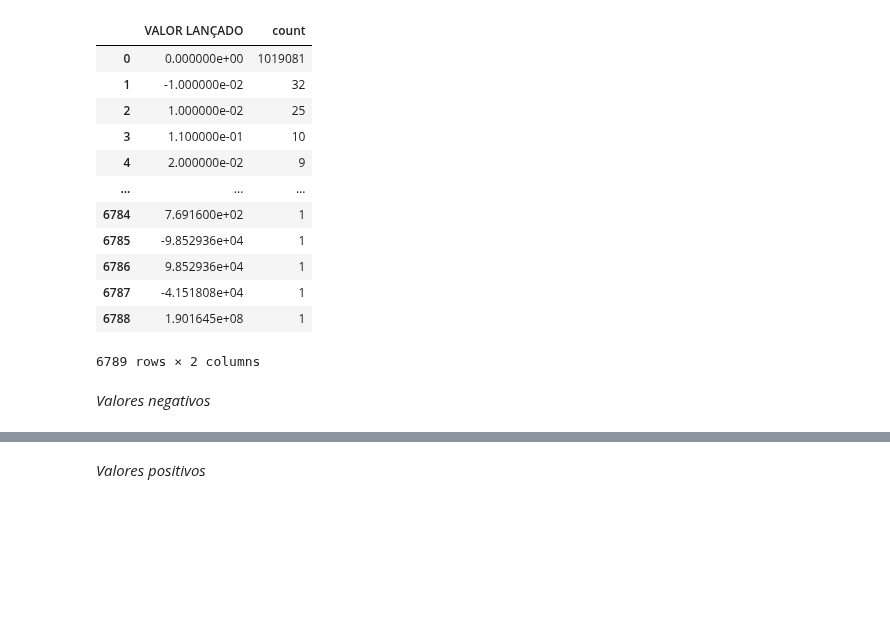
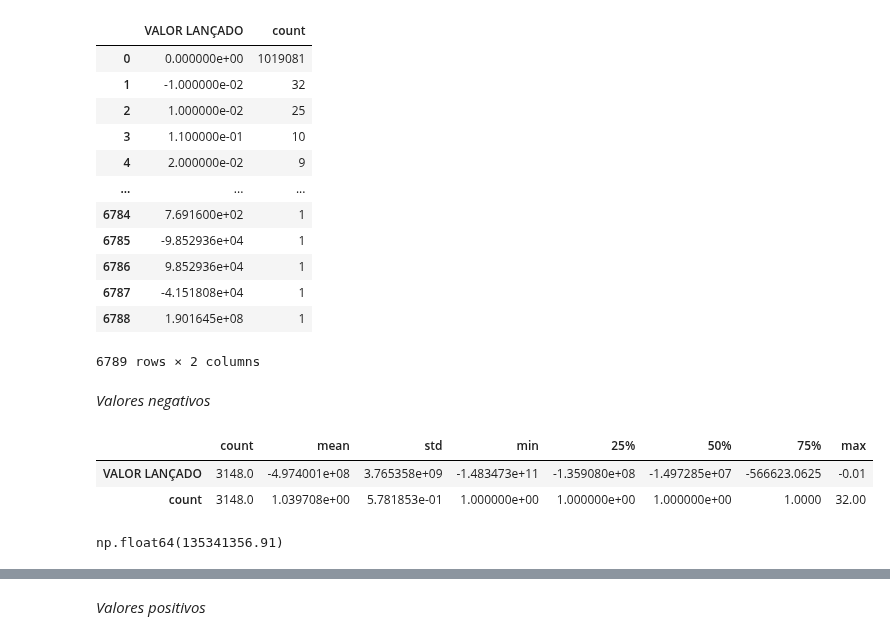
Before and after one commit to Gabijc/Proyecto2-Insights-Brasil, a Jupyter notebook: Analisis_descriptivo.ipynb, the cells around one changed output, grey strips where cells are left out. Cells and saved outputs as stored; diff of their text form; code cells hidden in the pictures; blank space fills up the shorter version.

```diff
--- a/Analisis_descriptivo.ipynb
+++ b/Analisis_descriptivo.ipynb
@@ -169,6 +197,18 @@ registros_negativos = valor_registrado[valor_registrado["VALOR LANÇADO"] < 0]
 registros_positivos = valor_registrado[valor_registrado["VALOR LANÇADO"] > 0]
 # %% [markdown]
 *Valores negativos*
+# %%
+estad_reg_negativos = registros_negativos.describe().T
+estad_reg_negativos
+# %% [output]
+|  | count | mean | std | min | 25% | 50% | 75% | max |
+| VALOR LANÇADO | 3148.0 | -4.974001e+08 | 3.765358e+09 | -1.483473e+11 | -1.359080e+08 | -1.497285e+07 | -566623.0625 | -0.01 |
+| count | 3148.0 | 1.039708e+00 | 5.781853e-01 | 1.000000e+00 | 1.000000e+00 | 1.000000e+00 | 1.0000 | 32.00 |
+# %%
+RIQ_reg_negativos = estad_reg_negativos.iloc[0, 6] - estad_reg_negativos.iloc[0, 4]
+RIQ_reg_negativos
+# %% [output]
+np.float64(135341356.91)
 # %%
 fs.graficos_estadisticos(registros_negativos, "VALOR LANÇADO")
 # %% [output]
```
Also changed, not shown: parts of 23 cells of this notebook, 1 other file.
